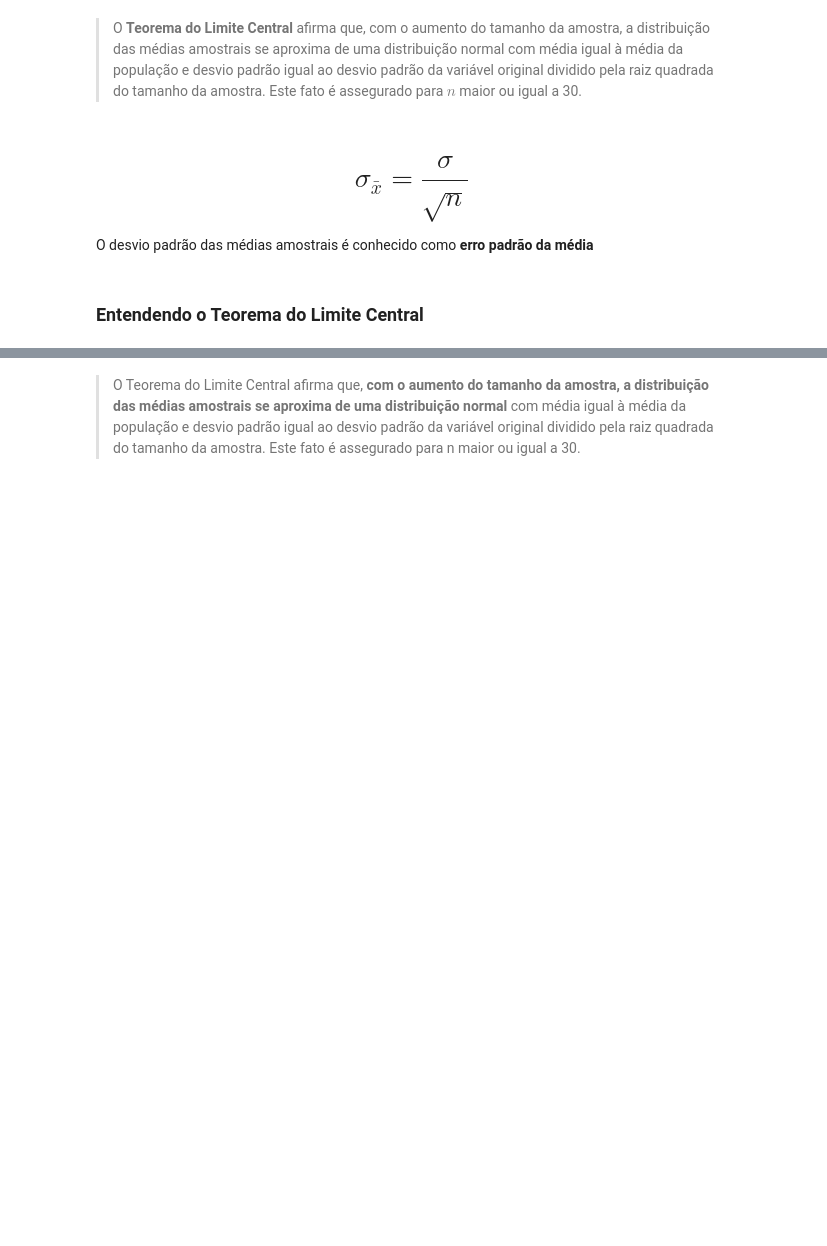
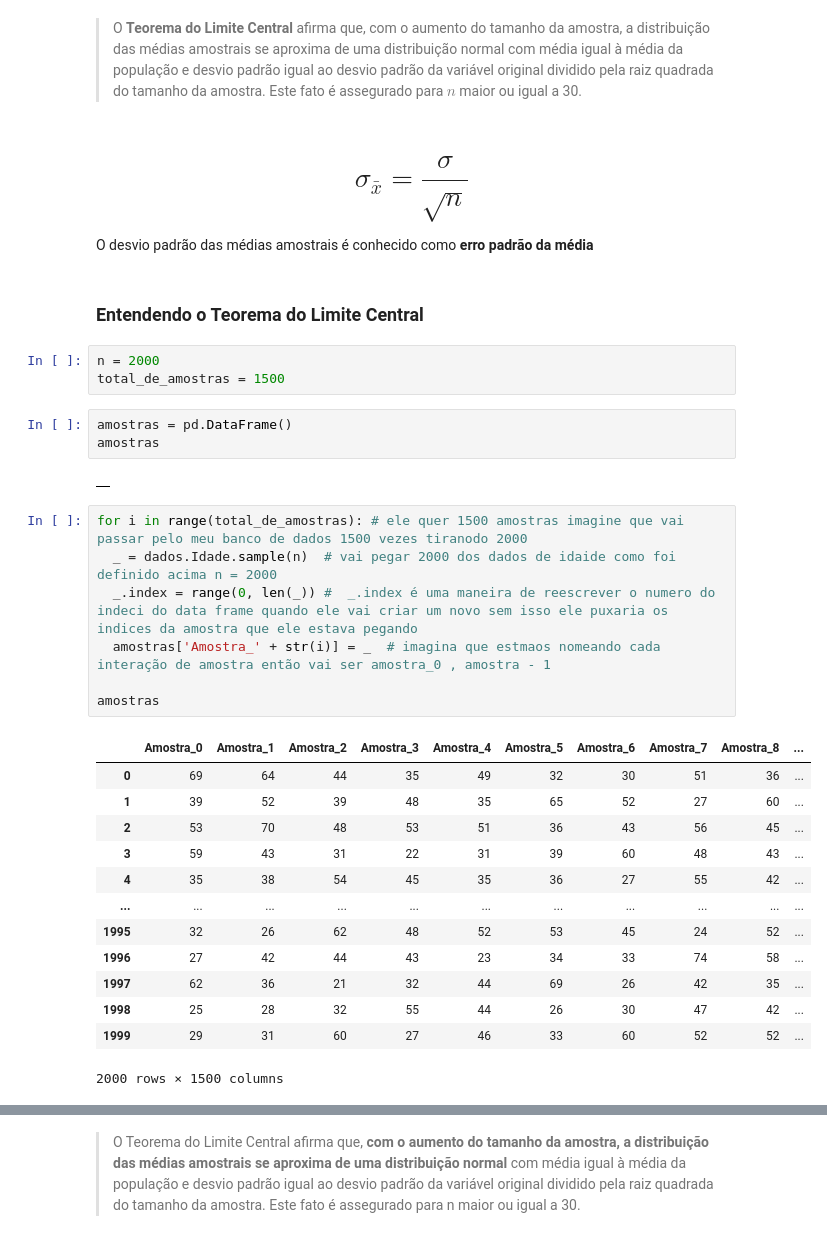
Before and after one commit to felipesayegg/Estatistica_com_Python, a Jupyter notebook: Curso_de_Estatística_Parte_2.ipynb, the cells around one changed output, grey strips where cells are left out. Saved outputs shown, nothing was run; the diff lists cells and outputs as text; blank space fills up the shorter version.

```diff
--- a/Curso_de_Estatística_Parte_2.ipynb
+++ b/Curso_de_Estatística_Parte_2.ipynb
@@ -1121,3 +1121,32 @@ Suponha que os pesos dos sacos de arroz de uma indústria alimentícia se distri
 O desvio padrão das médias amostrais é conhecido como **erro padrão da média**
 # %% [markdown]
 ### Entendendo o Teorema do Limite Central
+# %%
+n = 2000
+total_de_amostras = 1500
+# %%
+amostras = pd.DataFrame()
+amostras
+# %% [output]
+|  |
+# %%
+for i in range(total_de_amostras): # ele quer 1500 amostras imagine que vai passar pelo meu banco de dados 1500 vezes tiranodo 2000
+  _ = dados.Idade.sample(n)  # vai pegar 2000 dos dados de idaide como foi definido acima n = 2000
+  _.index = range(0, len(_)) #  _.index é uma maneira de reescrever o numero do indeci do data frame quando ele vai criar um novo sem isso ele puxaria os indices da amostra que ele estava pegando
+  amostras['Amostra_' + str(i)] = _  # imagina que estmaos nomeando cada interação de amostra então vai ser amostra_0 , amostra - 1
+
+amostras
+# %% [output]
+|  | Amostra_0 | Amostra_1 | Amostra_2 | Amostra_3 | Amostra_4 | Amostra_5 | Amostra_6 | Amostra_7 | Amostra_8 | ... |
+| 0 | 69 | 64 | 44 | 35 | 49 | 32 | 30 | 51 | 36 | ... |
+| 1 | 39 | 52 | 39 | 48 | 35 | 65 | 52 | 27 | 60 | ... |
+| 2 | 53 | 70 | 48 | 53 | 51 | 36 | 43 | 56 | 45 | ... |
+| 3 | 59 | 43 | 31 | 22 | 31 | 39 | 60 | 48 | 43 | ... |
+| 4 | 35 | 38 | 54 | 45 | 35 | 36 | 27 | 55 | 42 | ... |
+| ... | ... | ... | ... | ... | ... | ... | ... | ... | ... | ... |
+| 1995 | 32 | 26 | 62 | 48 | 52 | 53 | 45 | 24 | 52 | ... |
+| 1996 | 27 | 42 | 44 | 43 | 23 | 34 | 33 | 74 | 58 | ... |
+| 1997 | 62 | 36 | 21 | 32 | 44 | 69 | 26 | 42 | 35 | ... |
+| 1998 | 25 | 28 | 32 | 55 | 44 | 26 | 30 | 47 | 42 | ... |
+| 1999 | 29 | 31 | 60 | 27 | 46 | 33 | 60 | 52 | 52 | ... |
+2000 rows × 1500 columns
```
Also changed, not shown: parts of 51 cells of this notebook.
